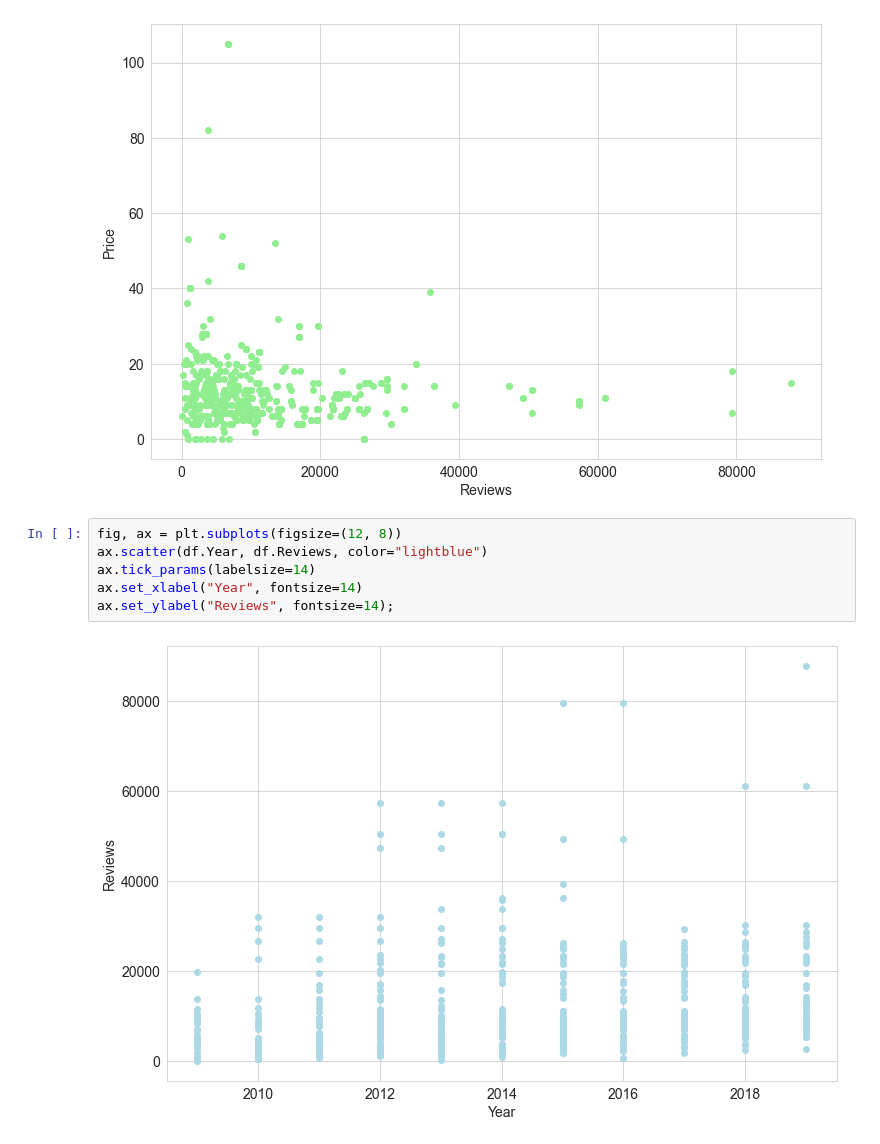
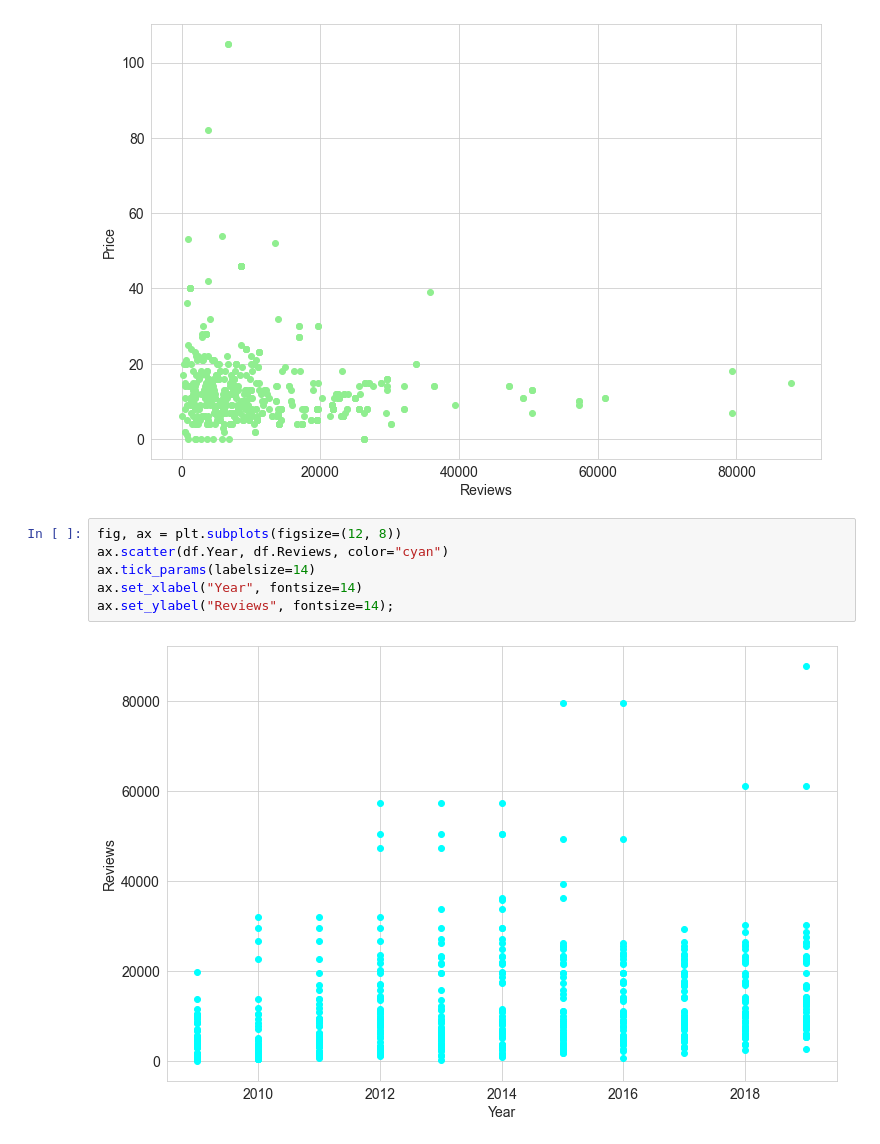
Before and after one commit to Charles2005/Amazon-Bestselling-Books-EDA, a Jupyter notebook: Files/Amazon-Top-Books-EDA.ipynb, the cells around one changed output. Saved outputs shown, nothing was run; the diff lists cells and outputs as text.

```diff
--- a/Files/Amazon-Top-Books-EDA.ipynb
+++ b/Files/Amazon-Top-Books-EDA.ipynb
@@ -273,9 +281,9 @@ ax.set_ylabel("Price", fontsize=14);
 [figure]
 # %%
 fig, ax = plt.subplots(figsize=(12, 8))
-ax.scatter(df.Year, df.Reviews, color="lightblue")
+ax.scatter(df.Year, df.Reviews, color="cyan")
 ax.tick_params(labelsize=14)
 ax.set_xlabel("Year", fontsize=14)
 ax.set_ylabel("Reviews", fontsize=14);
 # %% [output]
-[figure, old version]
+[figure, new version]
```
Also changed, not shown: parts of 31 cells of this notebook.
